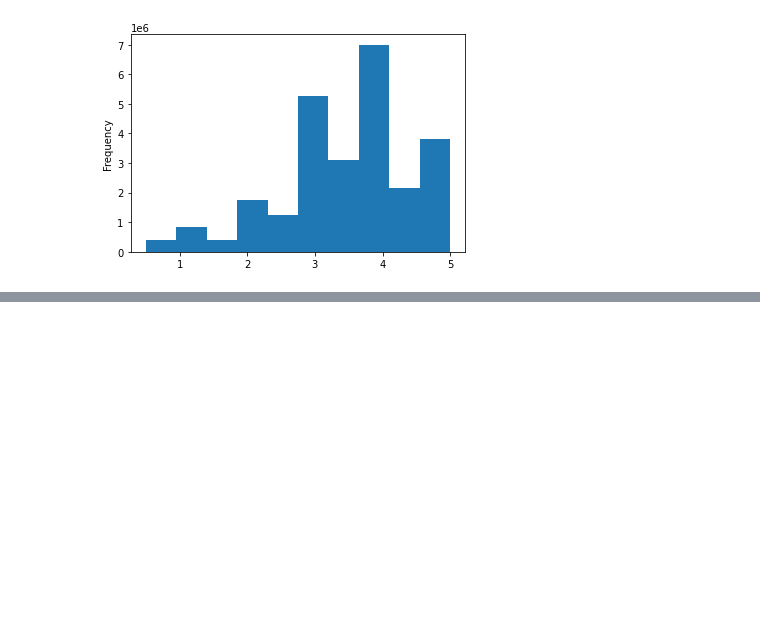
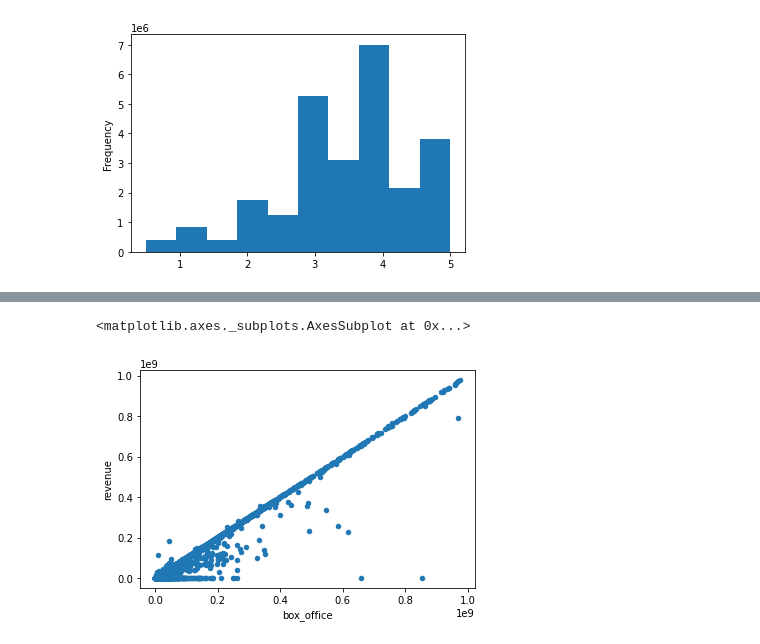
Before and after one commit to Nickguild1993/Movies_database_ETL, a Jupyter notebook: wikipedia_movies_extraction.ipynb, the cells around one changed output, grey strips where cells are left out. Cells and saved outputs as stored; diff of their text form; code cells hidden in the pictures; blank space fills up the shorter version.

```diff
--- a/wikipedia_movies_extraction.ipynb
+++ b/wikipedia_movies_extraction.ipynb
@@ -2116,0 +2191,18 @@ Name: rating, dtype: float64
+# %%
+### BOX OFFICE ### (wiki: box_office, kaggle: revenue)
+
+# both box_office and revenue are both numeric, so make another SCATTER plot
+
+# movies_df.fillna(0).plot(x = "box_office", y = "revenue", kind= "scatter")
+
+# looks close, but might be getting thrown off by the scale of the large data point.
+# look at the scatter plot for everything less than $1 billion in box_office
+
+movies_df.fillna(0)[movies_df["box_office"] < 10**9].plot(x= "box_office", y= "revenue", kind= "scatter")
+
+# similar to BUDGET, so we'll make same decision.
+
+# RESOLUTION: keep kaggle data, but fill in zeros with wiki data.
+# %% [output]
+<matplotlib.axes._subplots.AxesSubplot at 0x...>
+[figure, added]
```
Also changed, not shown: parts of 55 cells of this notebook.
